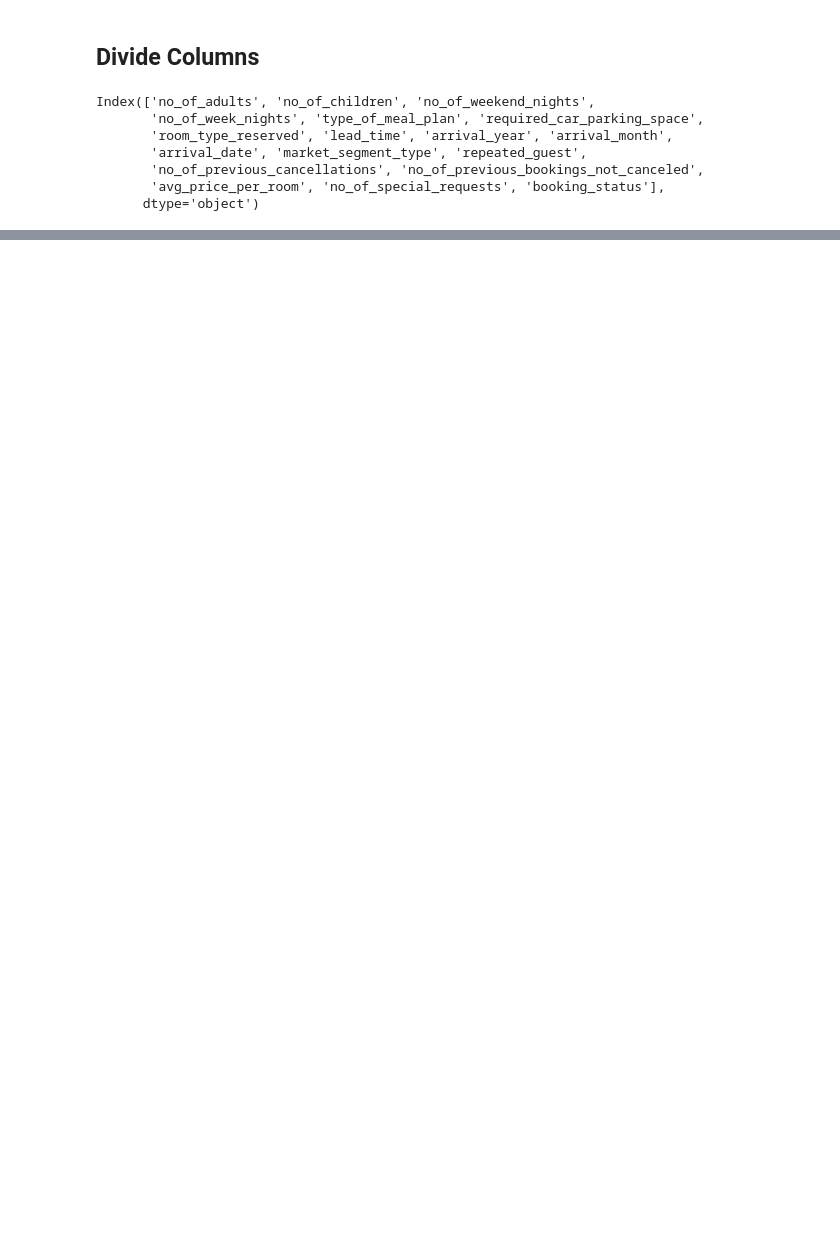
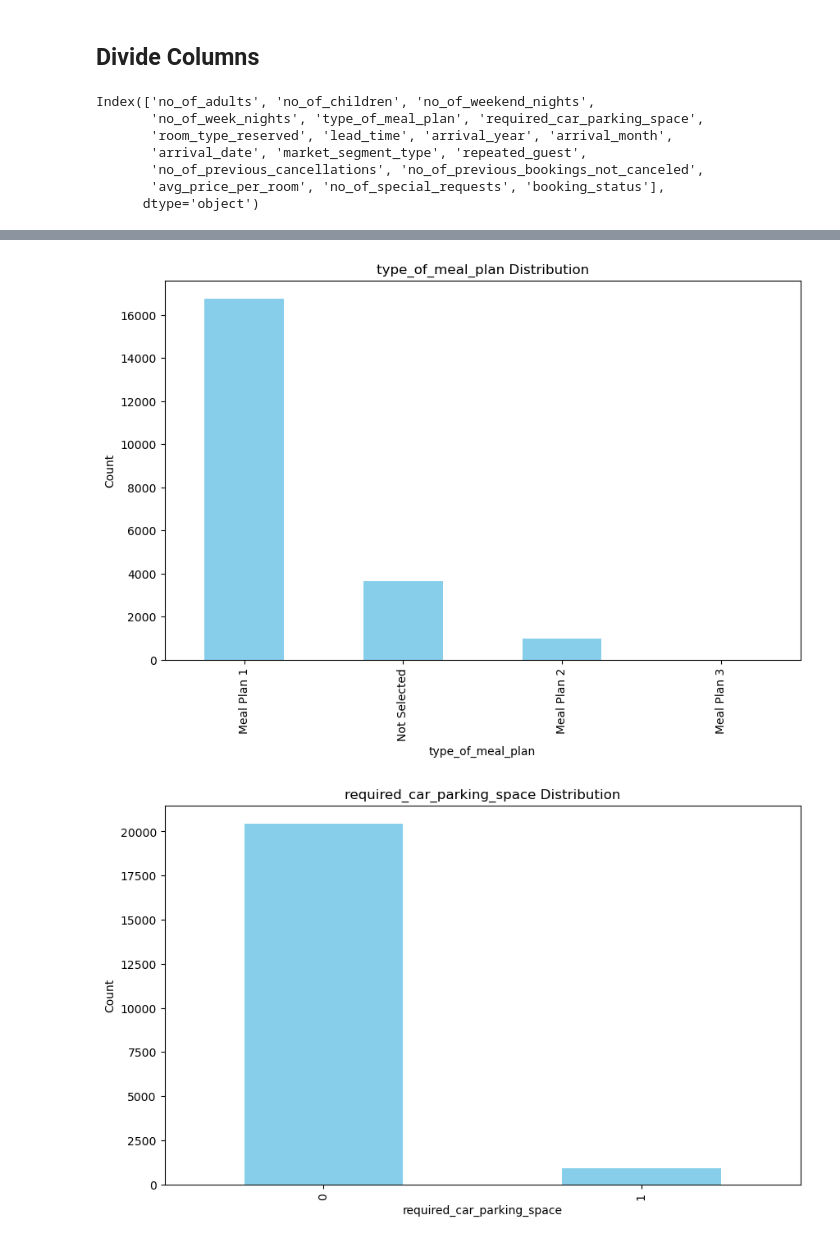
Before and after one commit to DanielEXT10/Hotel-Reservation, a Jupyter notebook: notebook/notebook.ipynb, the cells around one changed output, grey strips where cells are left out. Drawn from its saved outputs; the diff is of its cells as text; code cells hidden in the pictures; blank space fills up the shorter version.

```diff
--- a/notebook/notebook.ipynb
+++ b/notebook/notebook.ipynb
@@ -246,0 +280,11 @@ numerical_columns = [
+# %%
+for cat_feauture in categorical_columns:
+    plt.figure(figsize=(10,6))
+    data[cat_feauture].value_counts().plot(kind = 'bar', color= 'skyblue')
+    plt.title(f"{cat_feauture} Distribution")
+    plt.xlabel(cat_feauture)
+    plt.ylabel("Count")
+    plt.show()
+# %% [output]
+[figure, added]
+[figure, added]
```
Also changed, not shown: parts of 96 cells of this notebook, 16 other files.
